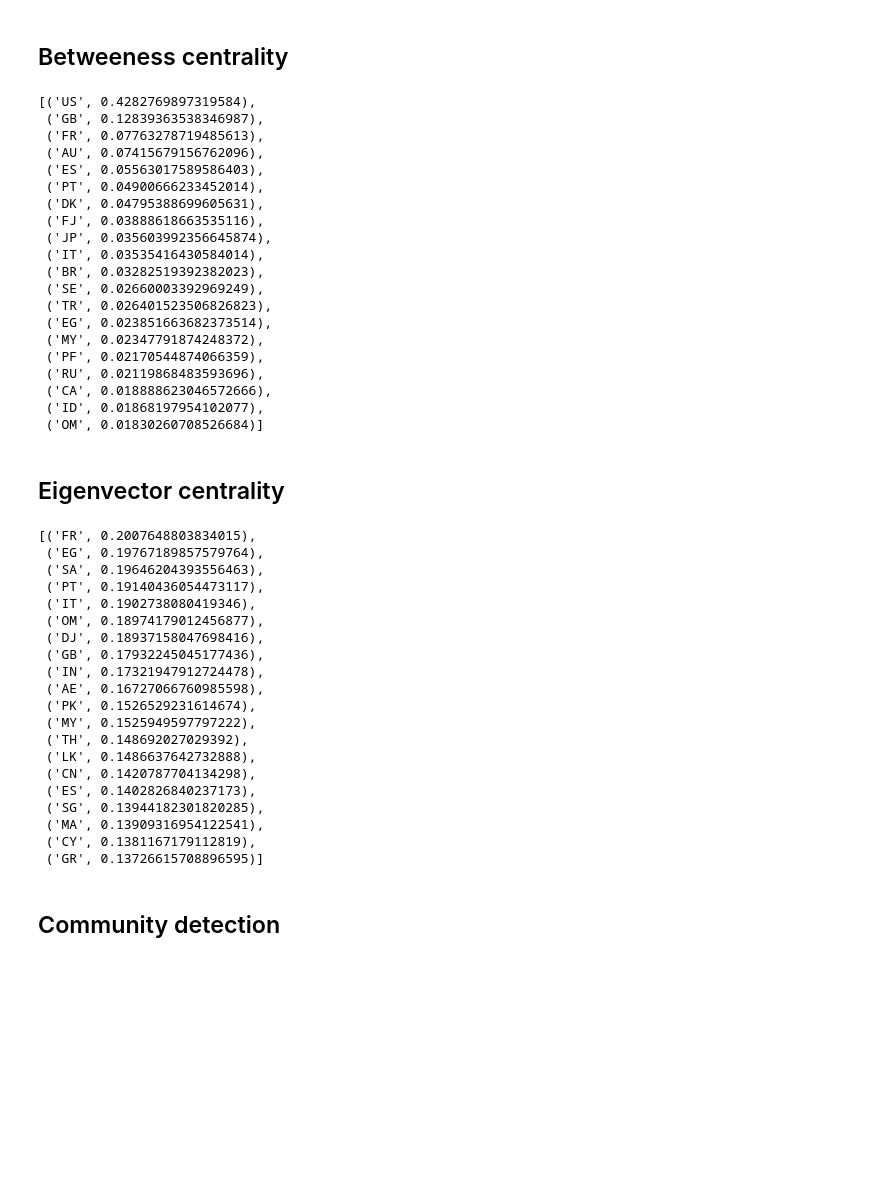
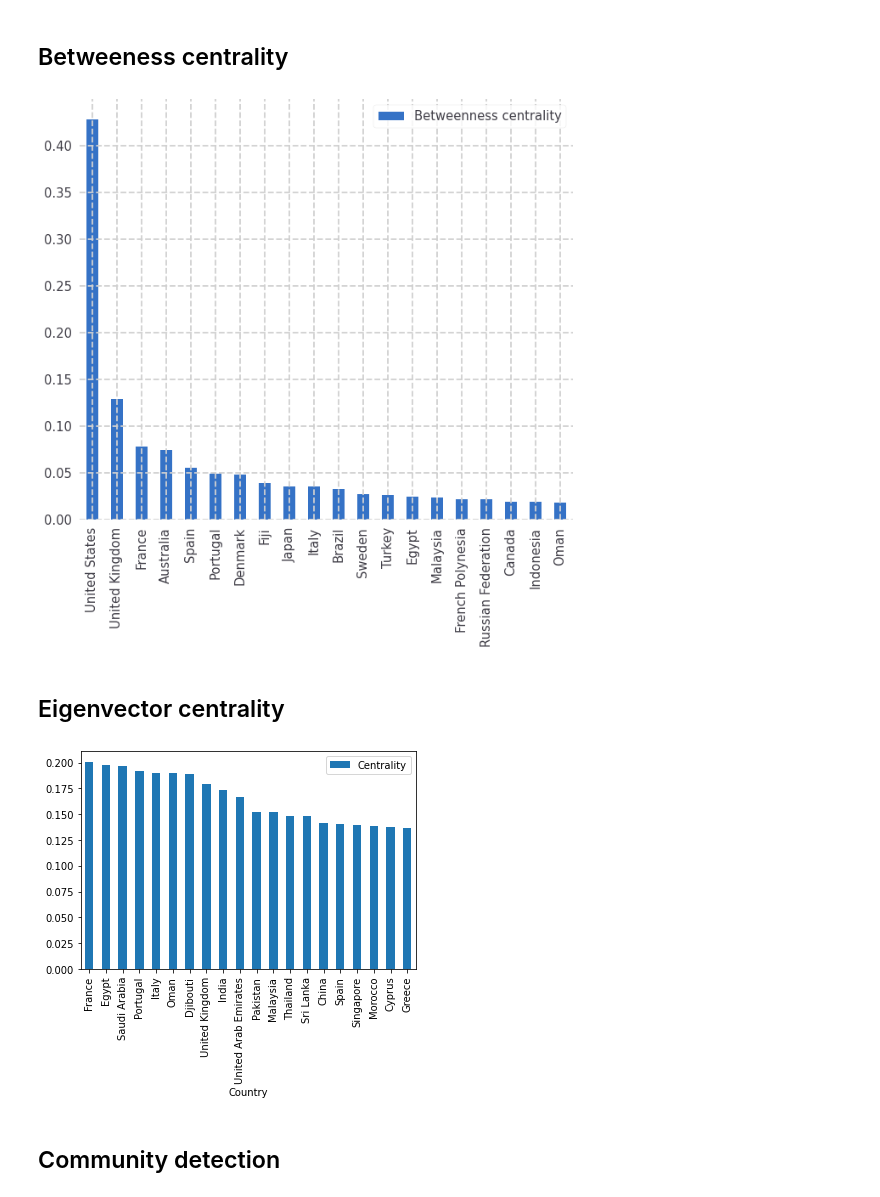
Before and after one commit to daylight-lab/undersea-cables, a Jupyter notebook: analysis.ipynb, the cells around one changed output. Cells and saved outputs as stored; diff of their text form; code cells hidden in the pictures; blank space fills up the shorter version.

```diff
--- a/analysis.ipynb
+++ b/analysis.ipynb
@@ -147,55 +169,17 @@ top_n(degree_dict, 20)
 # %%
 betweenness_dict = nx.betweenness_centrality(G) # Run betweenness centrality
 nx.set_node_attributes(G, betweenness_dict, 'betweenness')
-top_n(betweenness_dict, 20)
+plot_top(top_n(betweenness_dict, 20), title='Betweenness centrality')
 # %% [output]
-[('US', 0.4282769897319584),
- ('GB', 0.12839363538346987),
- ('FR', 0.07763278719485613),
- ('AU', 0.07415679156762096),
- ('ES', 0.05563017589586403),
- ('PT', 0.04900666233452014),
- ('DK', 0.04795388699605631),
- ('FJ', 0.03888618663535116),
- ('JP', 0.035603992356645874),
- ('IT', 0.03535416430584014),
- ('BR', 0.03282519392382023),
- ('SE', 0.02660003392969249),
- ('TR', 0.026401523506826823),
- ('EG', 0.023851663682373514),
- ('MY', 0.02347791874248372),
- ('PF', 0.02170544874066359),
- ('RU', 0.02119868483593696),
- ('CA', 0.018888623046572666),
- ('ID', 0.01868197954102077),
- ('OM', 0.01830260708526684)]
+[figure, added]
 # %% [markdown]
 ## Eigenvector centrality
 # %%
 eigenvector_dict = nx.eigenvector_centrality(G) # Run eigenvector centrality
 nx.set_node_attributes(G, eigenvector_dict, 'eigenvector')
-top_n(eigenvector_dict, 20)
+plot_top(top_n(eigenvector_dict, 20))
 # %% [output]
-[('FR', 0.2007648803834015),
- ('EG', 0.19767189857579764),
- ('SA', 0.19646204393556463),
- ('PT', 0.19140436054473117),
- ('IT', 0.1902738080419346),
- ('OM', 0.18974179012456877),
- ('DJ', 0.18937158047698416),
- ('GB', 0.17932245045177436),
- ('IN', 0.17321947912724478),
- ('AE', 0.16727066760985598),
- ('PK', 0.1526529231614674),
- ('MY', 0.1525949597797222),
- ('TH', 0.148692027029392),
- ('LK', 0.1486637642732888),
- ('CN', 0.1420787704134298),
- ('ES', 0.1402826840237173),
- ('SG', 0.13944182301820285),
- ('MA', 0.13909316954122541),
- ('CY', 0.1381167179112819),
- ('GR', 0.13726615708896595)]
+[figure, added]
 # %% [markdown]
 ## Community detection
 # %%
```
Also changed, not shown: parts of 18 cells of this notebook.
